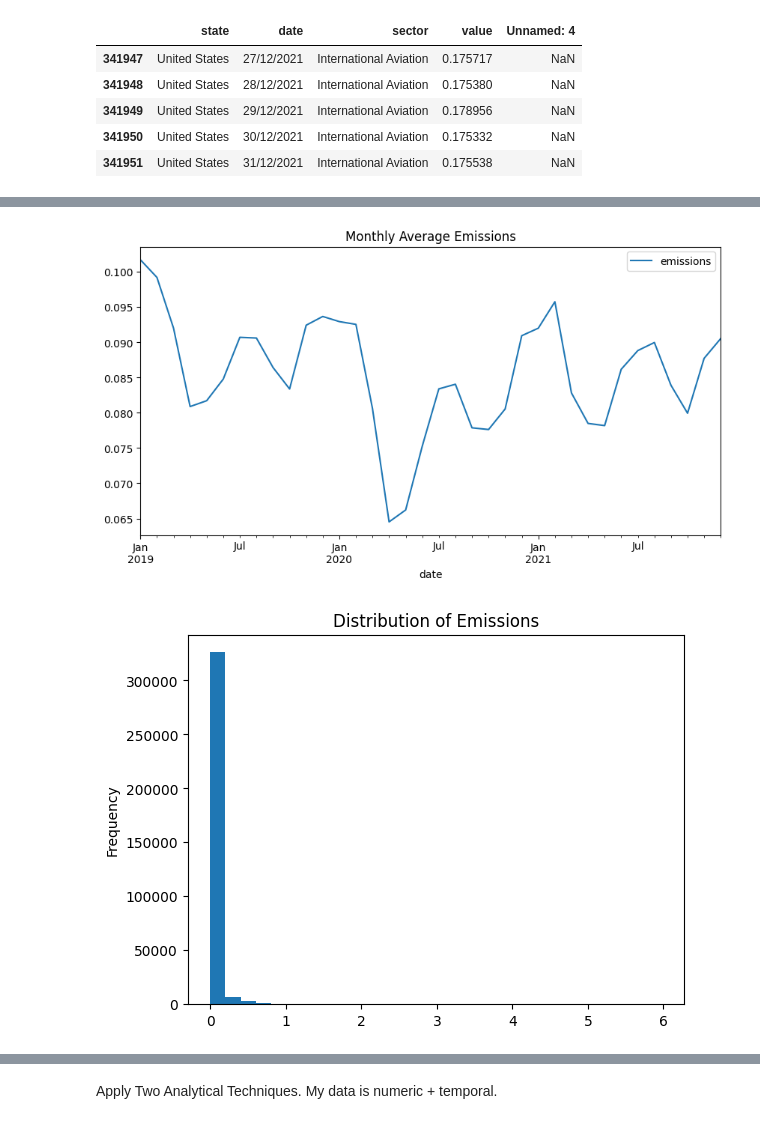
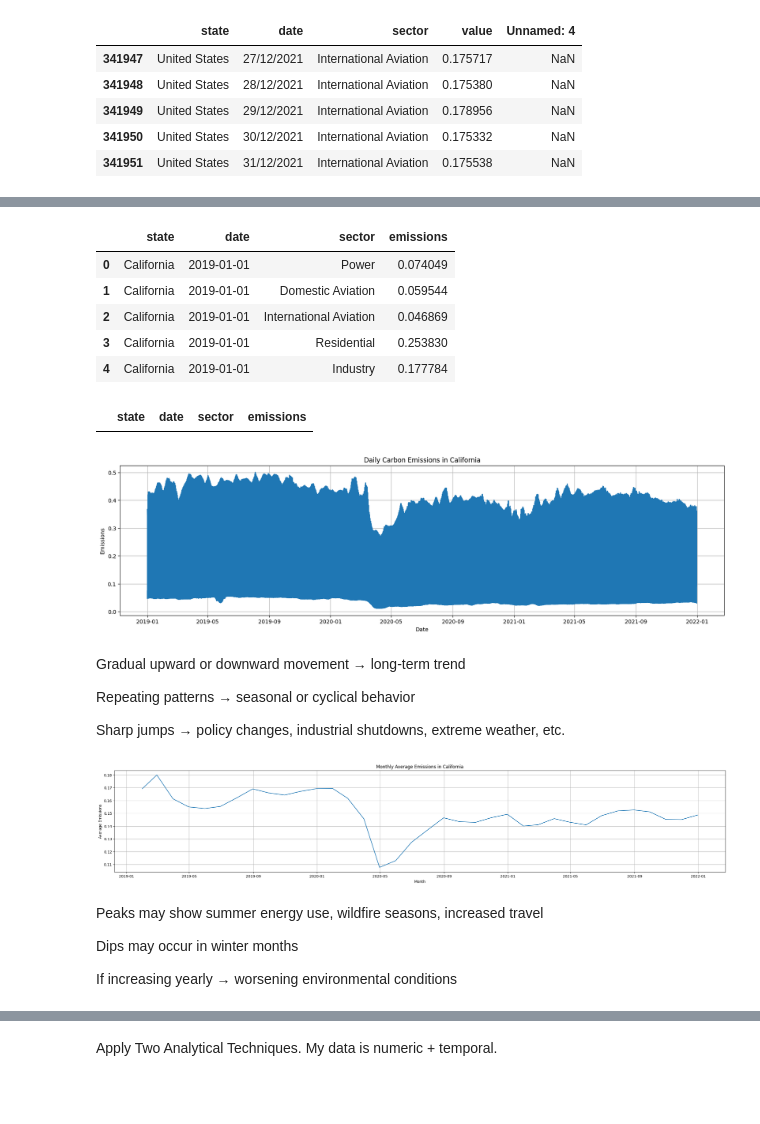
Before and after one commit to Williardm/CARBONEMISSION, a Jupyter notebook: Assignment.ipynb, the cells around one changed output, grey strips where cells are left out. Saved outputs shown, nothing was run; the diff lists cells and outputs as text; code cells hidden in the pictures; blank space fills up the shorter version.

Commit message:
analysis-for-California

```diff
--- a/Assignment.ipynb
+++ b/Assignment.ipynb
@@ -107,13 +217,67 @@ import matplotlib.pyplot as plt
+# %%
+# Load the cleaned California dataset
+california_df = pd.read_csv("california_cleaned.csv")
+# %%
+california_df.head(5)
+# %% [output]
+|  | state | date | sector | emissions |
+| 0 | California | 2019-01-01 | Power | 0.074049 |
+| 1 | California | 2019-01-01 | Domestic Aviation | 0.059544 |
+| 2 | California | 2019-01-01 | International Aviation | 0.046869 |
+| 3 | California | 2019-01-01 | Residential | 0.253830 |
+| 4 | California | 2019-01-01 | Industry | 0.177784 |
+# %%
+#sorting out date column
+california_df['date'] = pd.to_datetime(
+    california_df['date'],
+    format='mixed',
+    dayfirst=True,
+    errors='coerce'
+)
+# %%
+california_df[california_df['date'].isna()]
+# %% [output]
+|  | state | date | sector | emissions |
+# %%
+
+
+# Convert date column
+california_df['date'] = pd.to_datetime(california_df['date'], dayfirst=True)
 # %%
 # 1. Trend
-monthly.plot(figsize=(10,5), title="Monthly Average Emissions")
+plt.figure(figsize=(20,5))
+plt.plot(california_df['date'], california_df['emissions'])
+plt.title("Daily Carbon Emissions in California")
+plt.xlabel("Date")
+plt.ylabel("Emissions")
+plt.grid(True)
 plt.show()
 # %% [output]
-[figure, old version]
+[figure, new version]
+# %% [markdown]
+Gradual upward or downward movement → long-term trend
+
+Repeating patterns → seasonal or cyclical behavior
+
+Sharp jumps → policy changes, industrial shutdowns, extreme weather, etc.
 # %%
-#2. Histogram
-carbondata['emissions'].plot(kind='hist', bins=30, title="Distribution of Emissions")
+# 2. Seasonal Pattern
+#monthly average emissions
+monthly = california_df.resample('M', on='date')['emissions'].mean()
+
+plt.figure(figsize=(30,5))
+plt.plot(monthly.index, monthly.values)
+plt.title("Monthly Average Emissions in California")
+plt.xlabel("Month")
+plt.ylabel("Average Emissions")
+plt.grid(True)
 plt.show()
 # %% [output]
-[figure, old version]
+[figure, new version]
+# %% [markdown]
+Peaks may show summer energy use, wildfire seasons, increased travel
+
+Dips may occur in winter months
+
+If increasing yearly → worsening environmental conditions
 # %%
```
Also changed, not shown: parts of 53 cells of this notebook, 16 other files.
